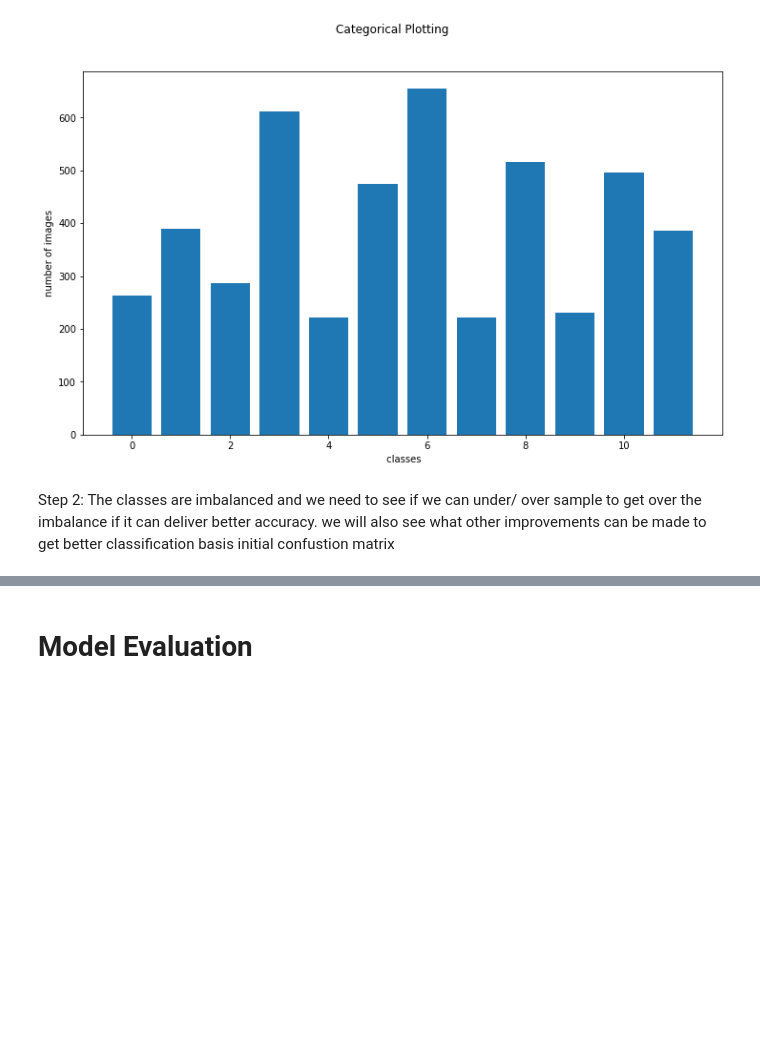
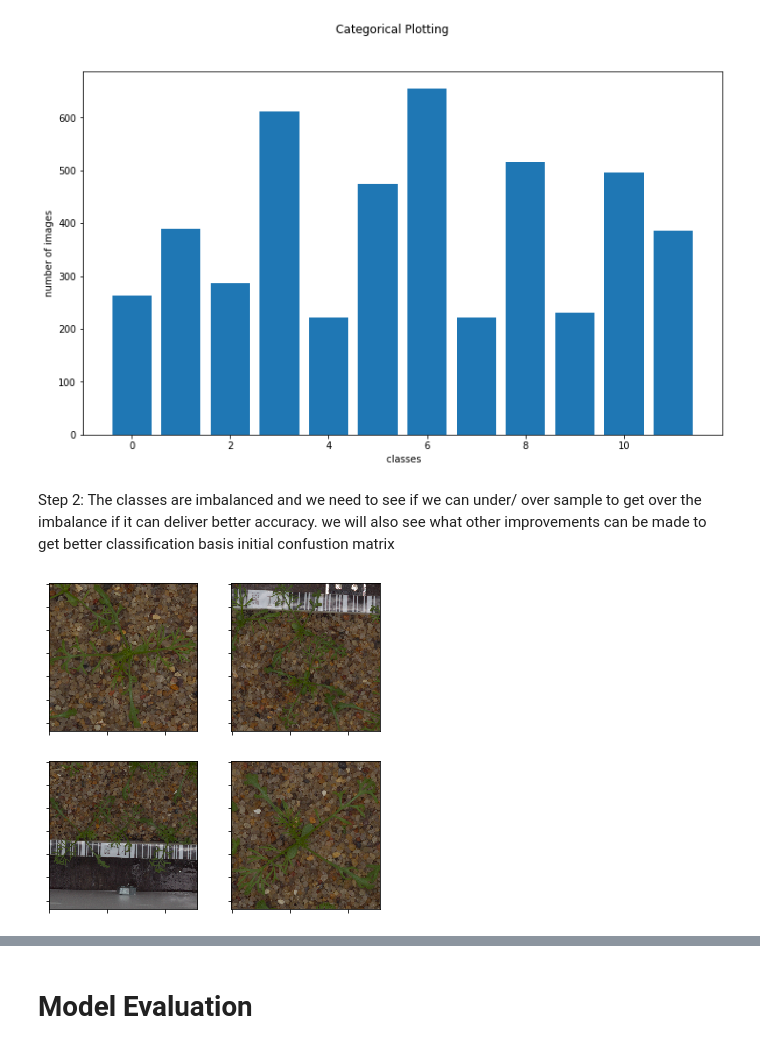
Before and after one commit to Trapti04/Machine_Learning_Colab_Workbooks, a Jupyter notebook: CNN_Project_1.ipynb, the cells around one changed output, grey strips where cells are left out. Saved outputs shown, nothing was run; the diff lists cells and outputs as text; code cells hidden in the pictures; blank space fills up the shorter version.

```diff
--- a/CNN_Project_1.ipynb
+++ b/CNN_Project_1.ipynb
@@ -233,3 +239,19 @@ Text(0.5, 0.98, 'Categorical Plotting')
 [figure]
 # %% [markdown]
 Step 2: The classes are imbalanced and we need to see if we can under/ over sample to get over the imbalance  if it can deliver better accuracy. we will also  see what other improvements can be made to get better classification basis initial confustion matrix
+# %%
+def plot_for_class(label):
+    nb_rows = 2
+    nb_cols = 2
+    fig, axs = plt.subplots(nb_rows, nb_cols, figsize=(6, 6))
+    class_images =images[classes== label]
+    n = 0
+    for i in range(0, nb_rows):
+        for j in range(0, nb_cols):
+            axs[i, j].xaxis.set_ticklabels([])
+            axs[i, j].yaxis.set_ticklabels([])
+            axs[i, j].imshow(class_images[n])
+            n += 1
+plot_for_class(8) #"Scentless Mayweed"
+# %% [output]
+[figure, added]
```
Also changed, not shown: parts of 24 cells of this notebook.
